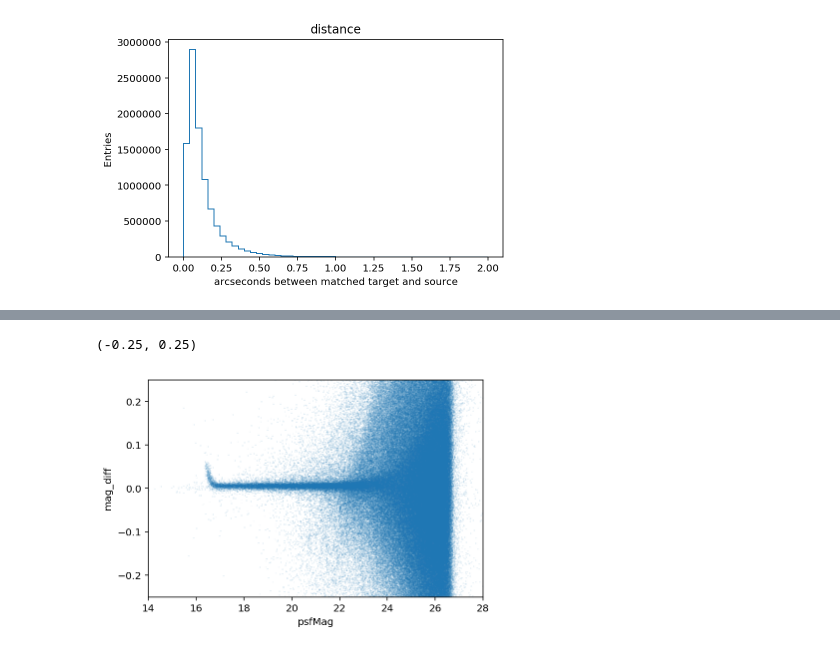
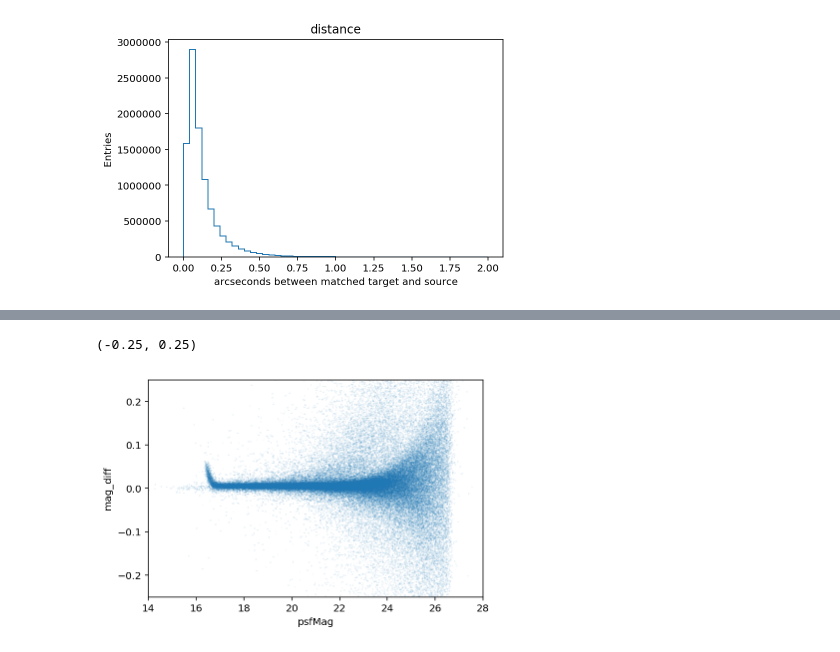
Before and after one commit to cwwalter/DC1_Analysis, a Jupyter notebook: Notebooks/Star-Galaxy.ipynb, the cells around one changed output, grey strips where cells are left out. Drawn from its saved outputs; the diff is of its cells as text; code cells hidden in the pictures.

Commit message:
Add non-saturated star location plot.

```diff
--- a/Notebooks/Star-Galaxy.ipynb
+++ b/Notebooks/Star-Galaxy.ipynb
@@ -13,9 +13,12 @@ Populating the interactive namespace from numpy and matplotlib
 # %% [markdown]
 Read in the dataframes which I have extracted from the Dask files and added analysis flags and variables to.
 # %%
-#path = '/global/cscratch1/sd/cwalter/'
+import platform
 
-path = '/Users/walter/LSST/DC1/DC1-HDF5/'
+if('cori' in platform.node()):
+    path = '/global/cscratch1/sd/cwalter/'
+else:
+    path = '/Users/walter/LSST/DC1/DC1-HDF5/'
 
 #with pd.HDFStore(path + 'analysis-dataframes.h5') as f:
 #    analysis = f['analysis']
@@ -254,7 +264,7 @@ plt.ylabel("Entries")
 # %%
-single[::20].plot.scatter('psfMag', 'mag_diff', marker=".", s=.01)
+single[::10].query('object_class == "stars"').plot.scatter('psfMag', 'mag_diff', marker=".", s=.01)
 plt.xlim(14,  28)
 plt.ylim(-0.25,  0.25)
 # %% [output]
 (-0.25, 0.25)
-[figure, old version]
+[figure, new version]
```
Also changed, not shown: parts of 7 cells of this notebook.
